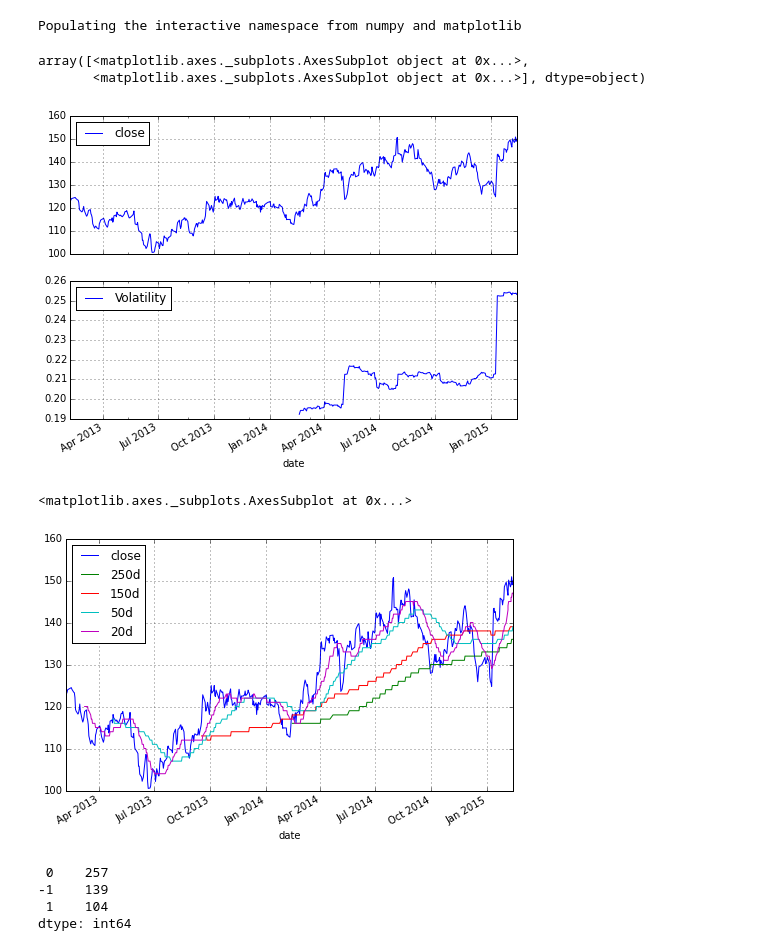
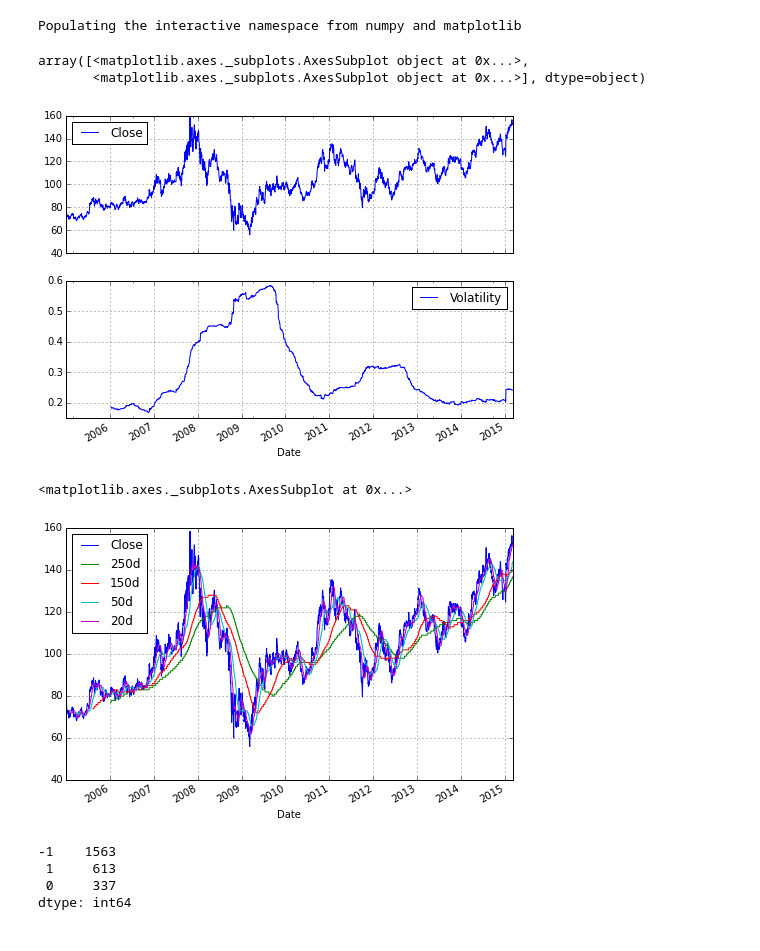
Before and after one commit to twistedogic/ipy, a Jupyter notebook: python/test.ipynb, the cells around one changed output. Saved outputs shown, nothing was run; the diff lists cells and outputs as text; code cells hidden in the pictures.

```diff
--- a/python/test.ipynb
+++ b/python/test.ipynb
@@ -5,24 +6,24 @@ import pandas as pd
 # %% [output]
 Populating the interactive namespace from numpy and matplotlib
 # %%
-df = pd.read_csv("http://api-twistedogic01.rhcloud.com/api/hist/0001.HK", index_col='date', parse_dates=True)
-df['Log_Ret'] = np.log(df['close']/df['close'].shift(1))
+df = pd.read_csv("http://api-twistedogic01.rhcloud.com/api/hist/0001.HK", index_col='Date', parse_dates=True)
+df['Log_Ret'] = np.log(df['Close']/df['Close'].shift(1))
 df['Volatility'] = pd.rolling_std(df['Log_Ret'],window=252) * np.sqrt(252)
-df['250d']=np.round(pd.rolling_mean(df['close'],window=250))
-df['150d']=np.round(pd.rolling_mean(df['close'],window=150))
-df['50d']=np.round(pd.rolling_mean(df['close'],window=50))
-df['20d']=np.round(pd.rolling_mean(df['close'],window=20))
+df['250d']=np.round(pd.rolling_mean(df['Close'],window=250))
+df['150d']=np.round(pd.rolling_mean(df['Close'],window=150))
+df['50d']=np.round(pd.rolling_mean(df['Close'],window=50))
+df['20d']=np.round(pd.rolling_mean(df['Close'],window=20))
 # %%
-df[['close', 'Volatility']].plot(subplots=True, color='blue',figsize=(8, 6))
+df[['Close', 'Volatility']].plot(subplots=True, color='blue',figsize=(8, 6))
 # %% [output]
 array([<matplotlib.axes._subplots.AxesSubplot object at 0x...>,
        <matplotlib.axes._subplots.AxesSubplot object at 0x...>], dtype=object)
-[figure, old version]
+[figure, new version]
 # %%
-df[['close','250d','150d','50d','20d']].plot(grid=True,figsize=(8,5))
+df[['Close','250d','150d','50d','20d']].plot(grid=True,figsize=(8,5))
 # %% [output]
 <matplotlib.axes._subplots.AxesSubplot at 0x...>
-[figure, old version]
+[figure, new version]
 # %%
 df['50-250'] = df['50d'] - df['250d']
 SD = 10
@@ -30,8 +31,8 @@ df['Regime'] = np.where(df['50-250'] > SD, 1, 0)
 df['Regime'] = np.where(df['50-250'] < SD, -1, df['Regime'])
 df['Regime'].value_counts()
 # %% [output]
- 0    257
--1    139
- 1    104
+-1    1563
+ 1     613
+ 0     337
 dtype: int64
 # %%
```
Also changed, not shown: parts of 2 cells of this notebook.
